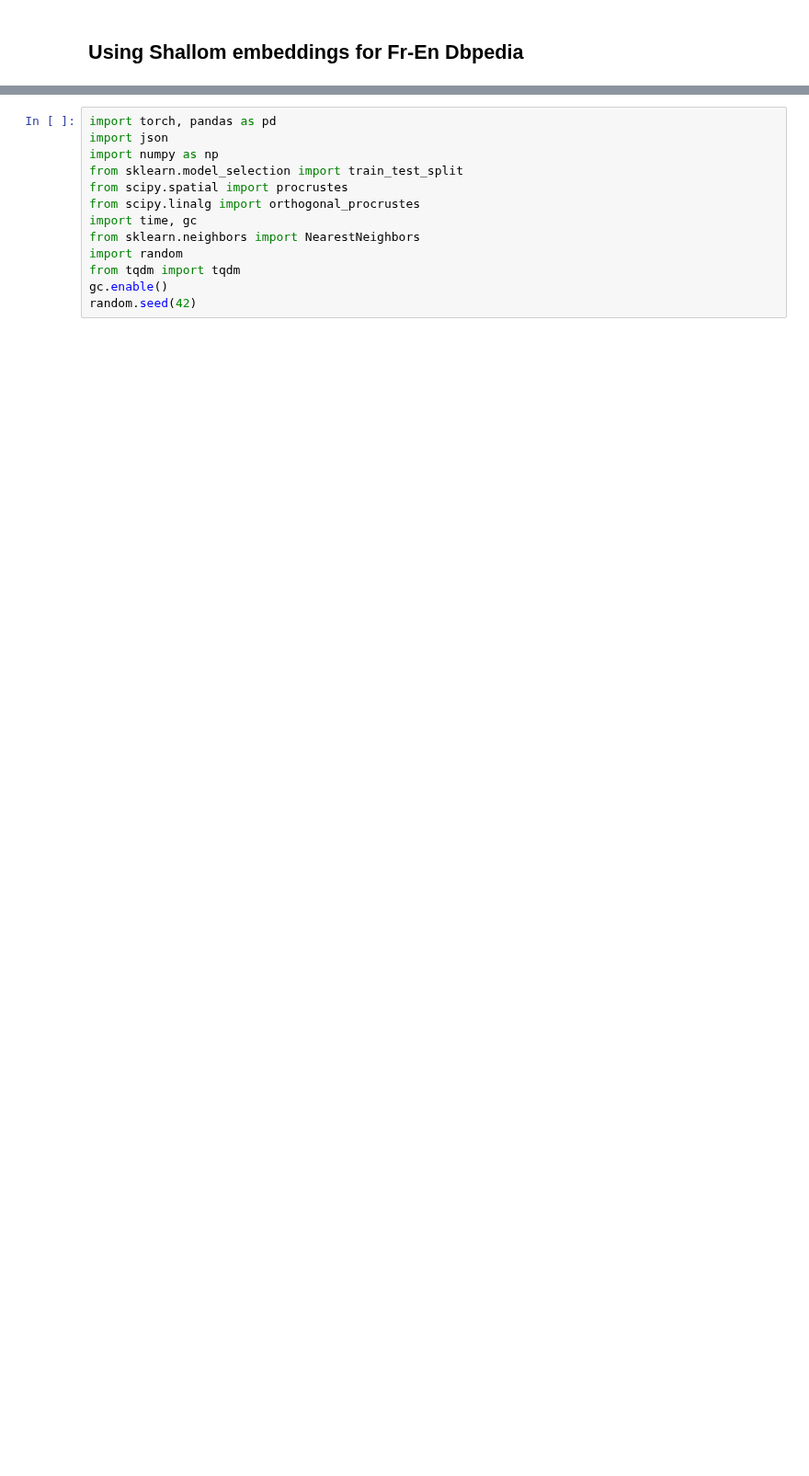
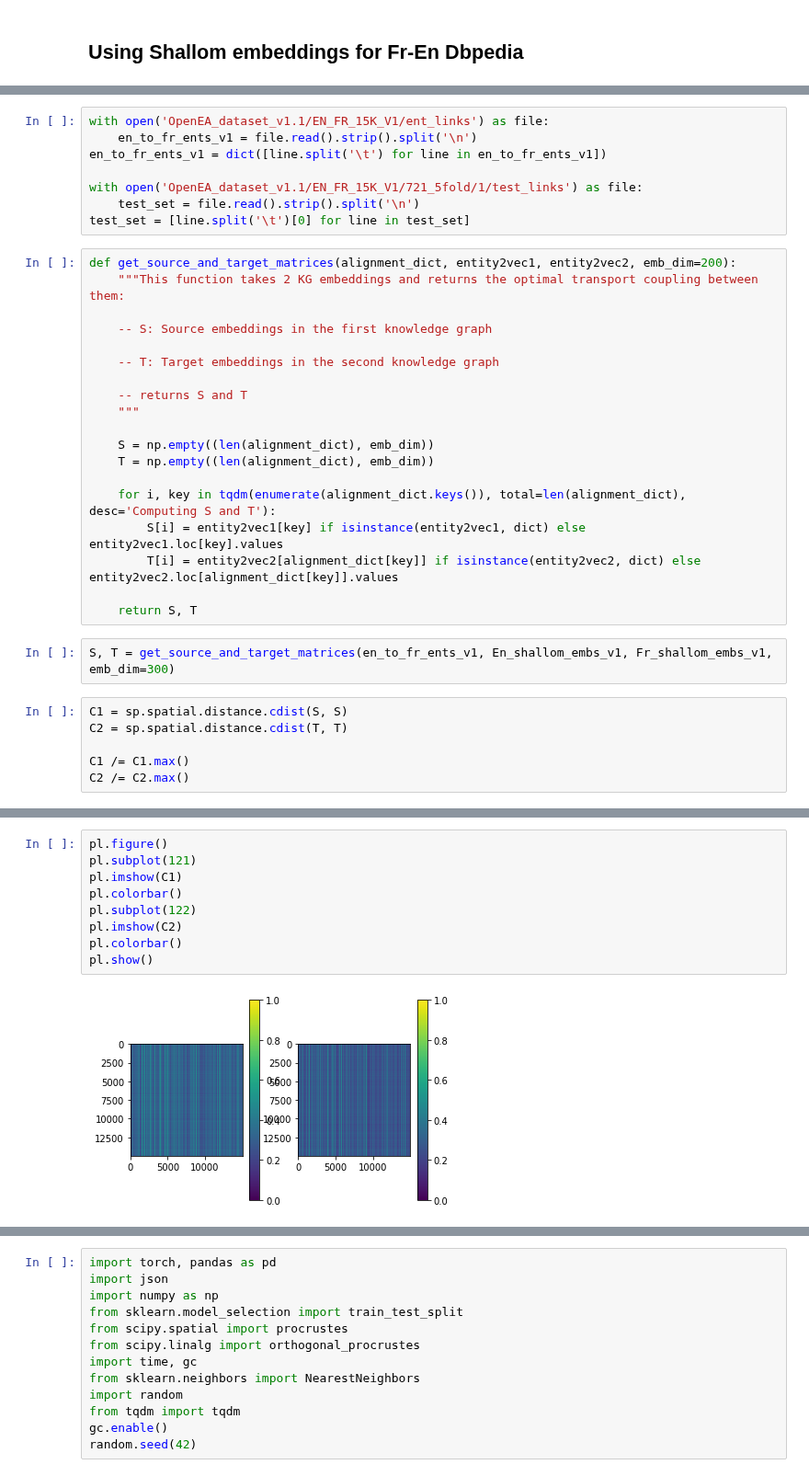
Before and after one commit to dice-group/Universal_Embeddings, a Jupyter notebook: Embedding_Alignment.ipynb, the cells around one changed output, grey strips where cells are left out. Shown at 92% size. Cells and saved outputs as stored; diff of their text form; blank space fills up the shorter version.

```diff
--- a/Embedding_Alignment.ipynb
+++ b/Embedding_Alignment.ipynb
@@ -2,0 +22,35 @@
+# %%
+with open('OpenEA_dataset_v1.1/EN_FR_15K_V1/ent_links') as file:
+    en_to_fr_ents_v1 = file.read().strip().split('\n')
+en_to_fr_ents_v1 = dict([line.split('\t') for line in en_to_fr_ents_v1])
+
+with open('OpenEA_dataset_v1.1/EN_FR_15K_V1/721_5fold/1/test_links') as file:
+    test_set = file.read().strip().split('\n')
+test_set = [line.split('\t')[0] for line in test_set]
+# %%
+def get_source_and_target_matrices(alignment_dict, entity2vec1, entity2vec2, emb_dim=200):
+    """This function takes 2 KG embeddings and returns the optimal transport coupling between them:
+
+    -- S: Source embeddings in the first knowledge graph
+
+    -- T: Target embeddings in the second knowledge graph
+
+    -- returns S and T
+    """
+
+    S = np.empty((len(alignment_dict), emb_dim))
+    T = np.empty((len(alignment_dict), emb_dim))
+
+    for i, key in tqdm(enumerate(alignment_dict.keys()), total=len(alignment_dict), desc='Computing S and T'):
+        S[i] = entity2vec1[key] if isinstance(entity2vec1, dict) else entity2vec1.loc[key].values
+        T[i] = entity2vec2[alignment_dict[key]] if isinstance(entity2vec2, dict) else entity2vec2.loc[alignment_dict[key]].values
+
+    return S, T
+# %%
+S, T = get_source_and_target_matrices(en_to_fr_ents_v1, En_shallom_embs_v1, Fr_shallom_embs_v1, emb_dim=300)
+# %%
+C1 = sp.spatial.distance.cdist(S, S)
+C2 = sp.spatial.distance.cdist(T, T)
+
+C1 /= C1.max()
+C2 /= C2.max()
@@ -2,0 +61,11 @@
+# %%
+pl.figure()
+pl.subplot(121)
+pl.imshow(C1)
+pl.colorbar()
+pl.subplot(122)
+pl.imshow(C2)
+pl.colorbar()
+pl.show()
+# %% [output]
+[figure, added]
```
Also changed, not shown: parts of 32 cells of this notebook.
